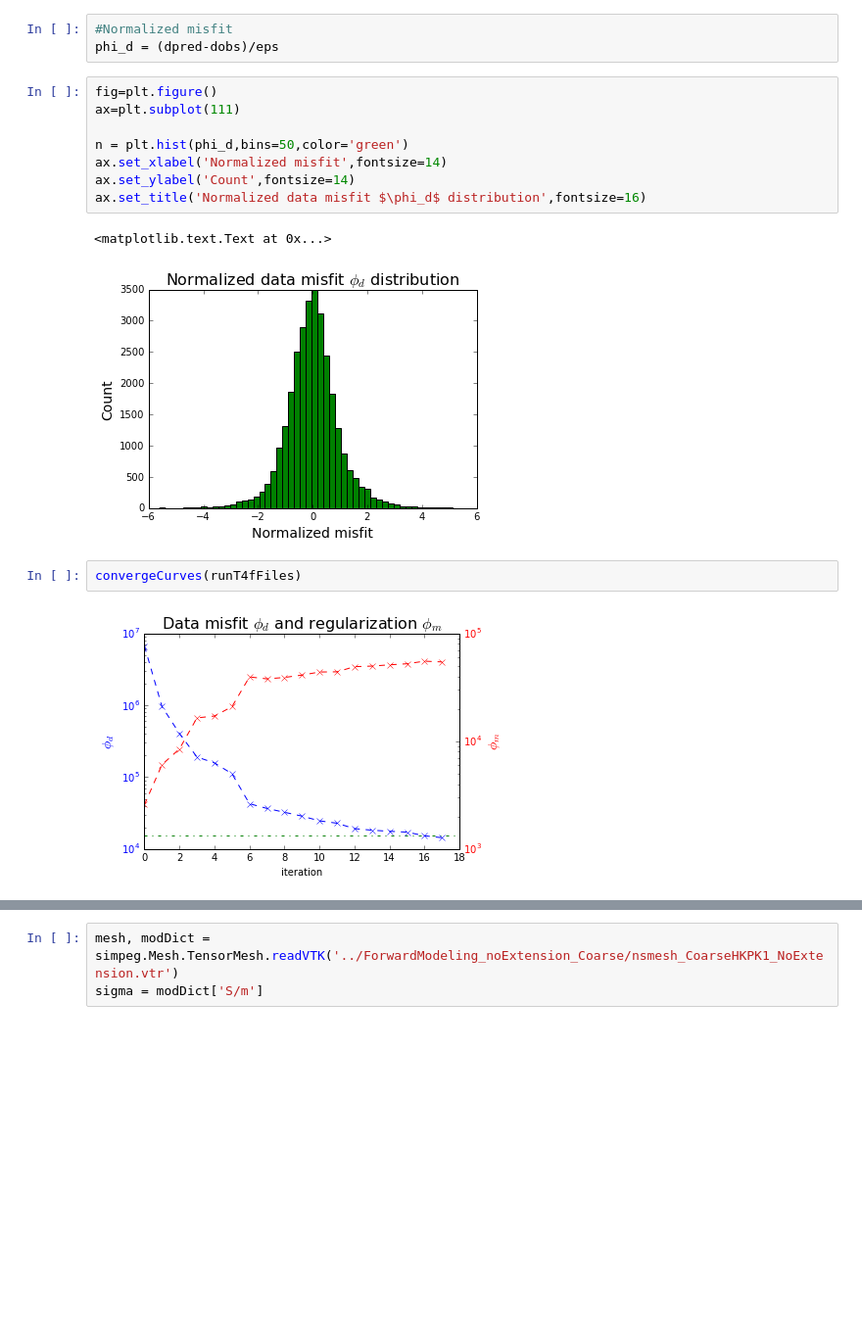
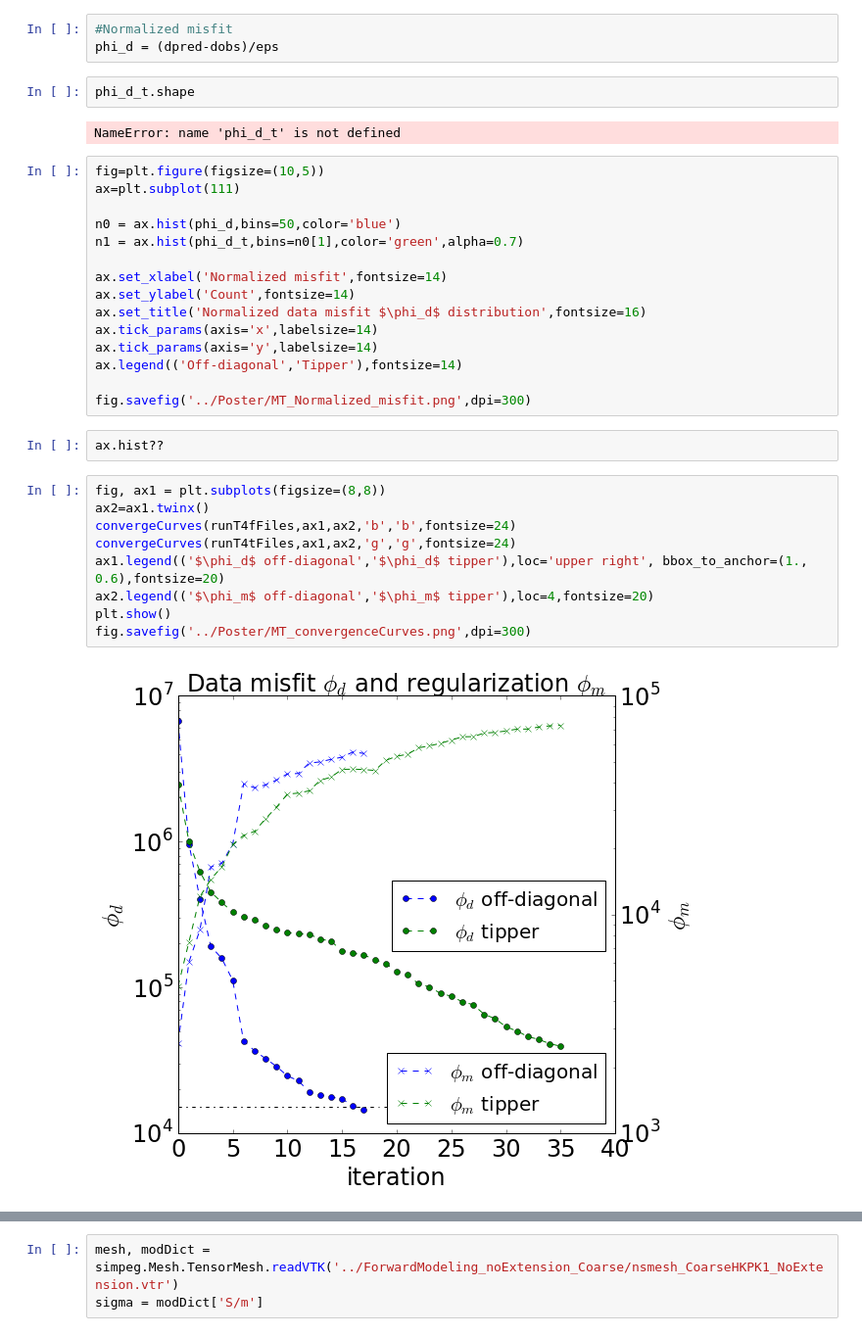
Before and after one commit to simpeg/presentations, a Jupyter notebook: SciPy2016/MTwork/inv3d_HPK1/viewInversionResults.ipynb, the cells around one changed output, grey strips where cells are left out. Shown at 98% size. Saved outputs shown, nothing was run; the diff lists cells and outputs as text; blank space fills up the shorter version.

```diff
--- a/SciPy2016/MTwork/inv3d_HPK1/viewInversionResults.ipynb
+++ b/SciPy2016/MTwork/inv3d_HPK1/viewInversionResults.ipynb
@@ -172,18 +178,35 @@ runT4fFiles[-1]['iter']
 # %%
 #Normalized misfit
 phi_d = (dpred-dobs)/eps
+# %%
+phi_d_t.shape
+# %% [output]
+NameError: name 'phi_d_t' is not defined
 # %%
-fig=plt.figure()
+fig=plt.figure(figsize=(10,5))
 ax=plt.subplot(111)
 
-n = plt.hist(phi_d,bins=50,color='green')
+n0 = ax.hist(phi_d,bins=50,color='blue')
+n1 = ax.hist(phi_d_t,bins=n0[1],color='green',alpha=0.7)
+
 ax.set_xlabel('Normalized misfit',fontsize=14)
 ax.set_ylabel('Count',fontsize=14)
 ax.set_title('Normalized data misfit $\phi_d$ distribution',fontsize=16)
+ax.tick_params(axis='x',labelsize=14)
+ax.tick_params(axis='y',labelsize=14)
+ax.legend(('Off-diagonal','Tipper'),fontsize=14)
+
+fig.savefig('../Poster/MT_Normalized_misfit.png',dpi=300)
-# %% [output]
-<matplotlib.text.Text at 0x...>
-[figure, removed]
-# %%
-convergeCurves(runT4fFiles)
-# %% [output]
-[figure, removed]
+# %%
+ax.hist??
+# %%
+fig, ax1 = plt.subplots(figsize=(8,8))
+ax2=ax1.twinx()
+convergeCurves(runT4fFiles,ax1,ax2,'b','b',fontsize=24)
+convergeCurves(runT4tFiles,ax1,ax2,'g','g',fontsize=24)
+ax1.legend(('$\phi_d$ off-diagonal','$\phi_d$ tipper'),loc='upper right', bbox_to_anchor=(1., 0.6),fontsize=20)
+ax2.legend(('$\phi_m$ off-diagonal','$\phi_m$ tipper'),loc=4,fontsize=20)
+plt.show()
+fig.savefig('../Poster/MT_convergenceCurves.png',dpi=300)
+# %% [output]
+[figure, added]
```
Also changed, not shown: parts of 24 cells of this notebook, 8 other files.
